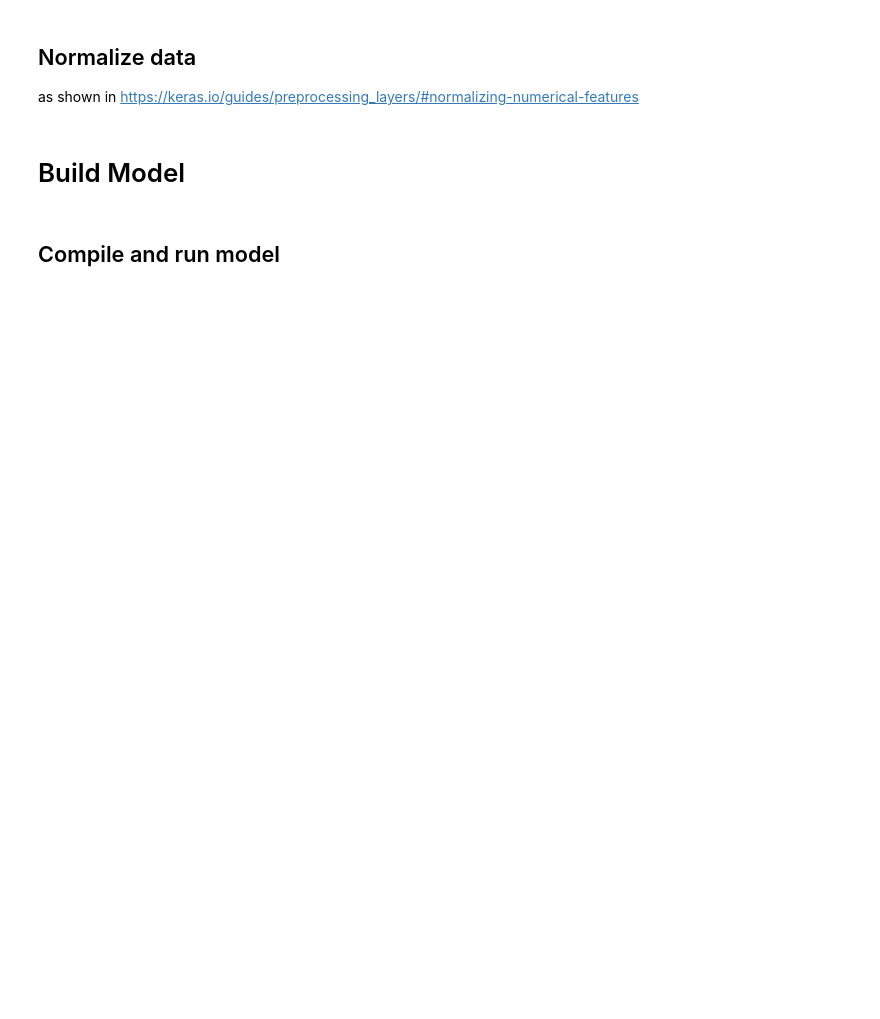
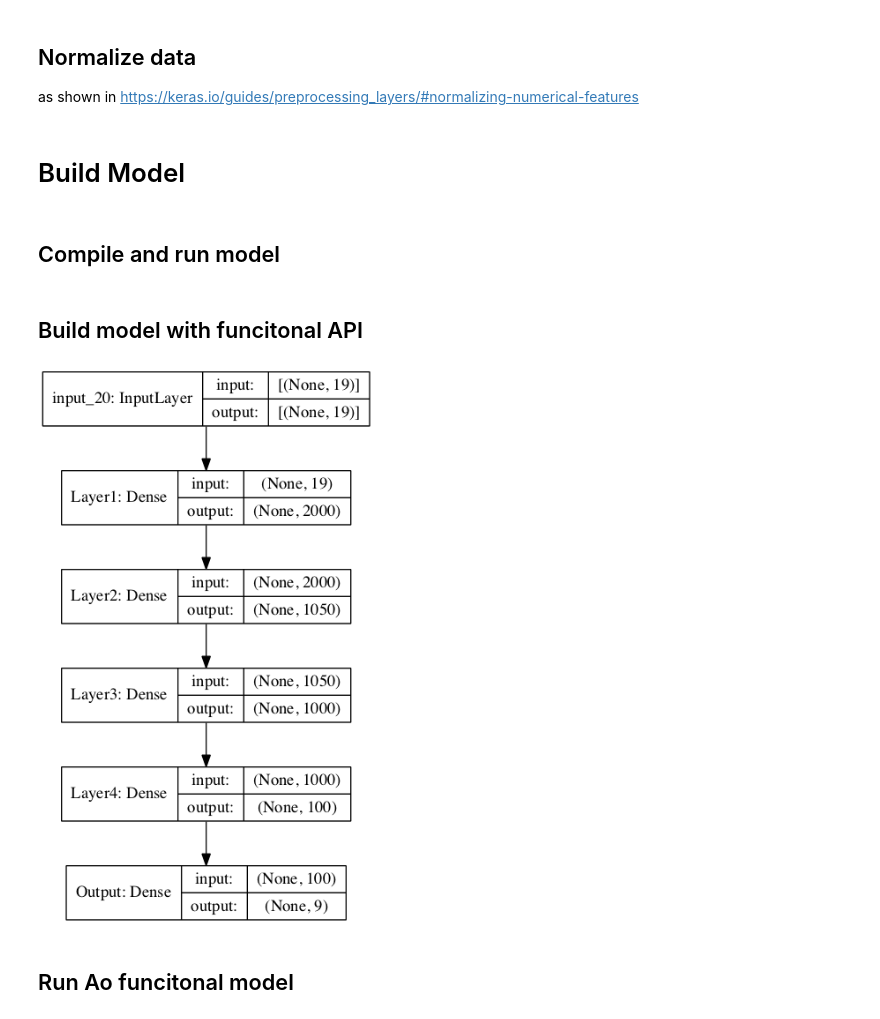
Before and after one commit to uwesterr/focal_plane_wavefront_sensor, a Jupyter notebook: source/AoKeras.ipynb, the cells around one changed output. Drawn from its saved outputs; the diff is of its cells as text; code cells hidden in the pictures; blank space fills up the shorter version.

Commit message:
adding function API to allow dynamical NN architecture

```diff
--- a/source/AoKeras.ipynb
+++ b/source/AoKeras.ipynb
@@ -71,3 +81,24 @@ AoModel.compile(loss= keras.losses.MeanSquaredError(),  optimizer=opt, metrics=
 AoModel.fit(x_train_norm, y_train, batch_size=batch_size, epochs=epochs,validation_split = 0.2, verbose = 2, callbacks=[reduce_lr])
 
 #AoModel.fit(x_train, y_train, batch_size=batch_size, epochs=epochs, validation_split=0.1, callbacks=[WandbCallback()])
+# %% [markdown]
+## Build model with funcitonal API
+# %%
+NoLayers =4
+inputs = keras.Input(shape=(19,))
+Layer1 = layers.Dense(2000, activation="relu", name = "Layer1")
+x = Layer1(inputs)
+x = layers.Dense(1050, activation="relu", name = "Layer2")(x)
+x = layers.Dense(1000, activation="relu", name = "Layer3")(x)
+if(NoLayers >3):
+    x = layers.Dense(100, activation="relu", name = "Layer4")(x)
+outputs = layers.Dense(9, name = "Output")(x)
+AoFunctionalModel = keras.Model(inputs=inputs, outputs=outputs, name="AOModel")
+
+AoFunctionalModel.summary()
+# %%
+keras.utils.plot_model(AoFunctionalModel, "AoModel.png", show_shapes = True)
+# %% [output]
+[figure, added]
+# %% [markdown]
+## Run Ao funcitonal model
```
Also changed, not shown: parts of 6 cells of this notebook.
